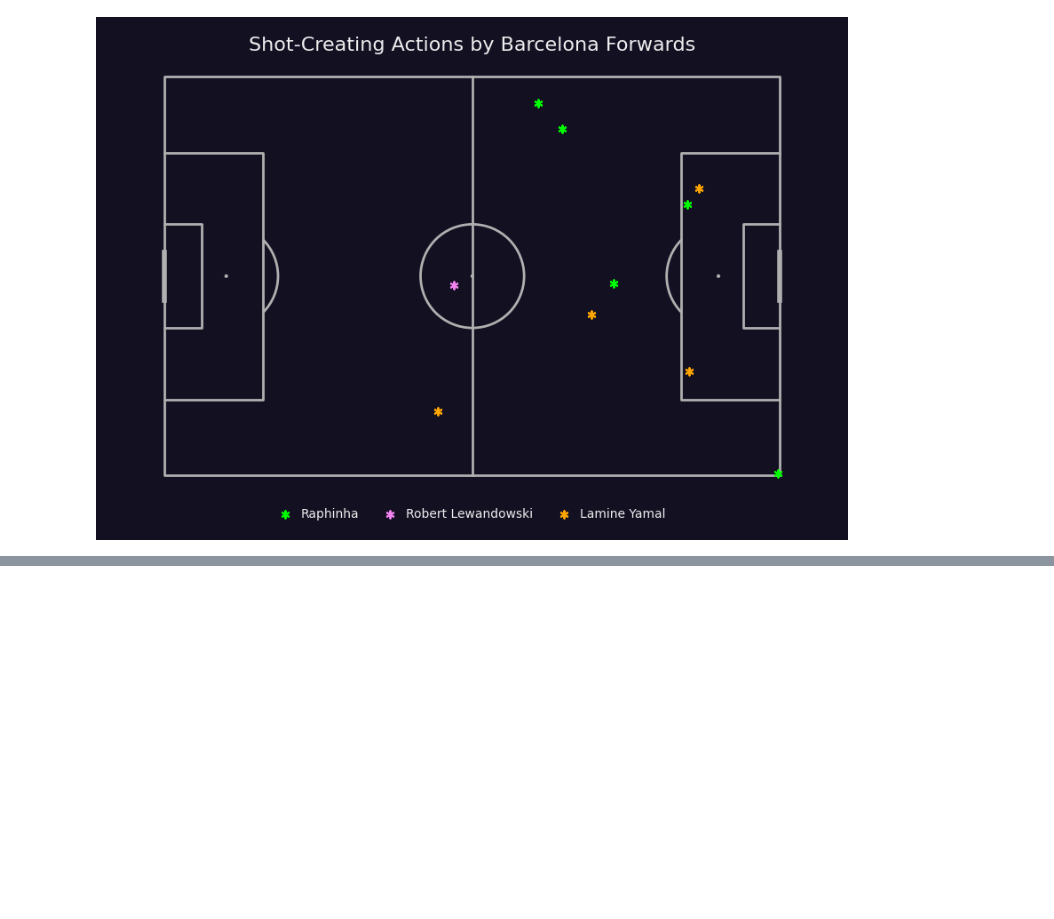
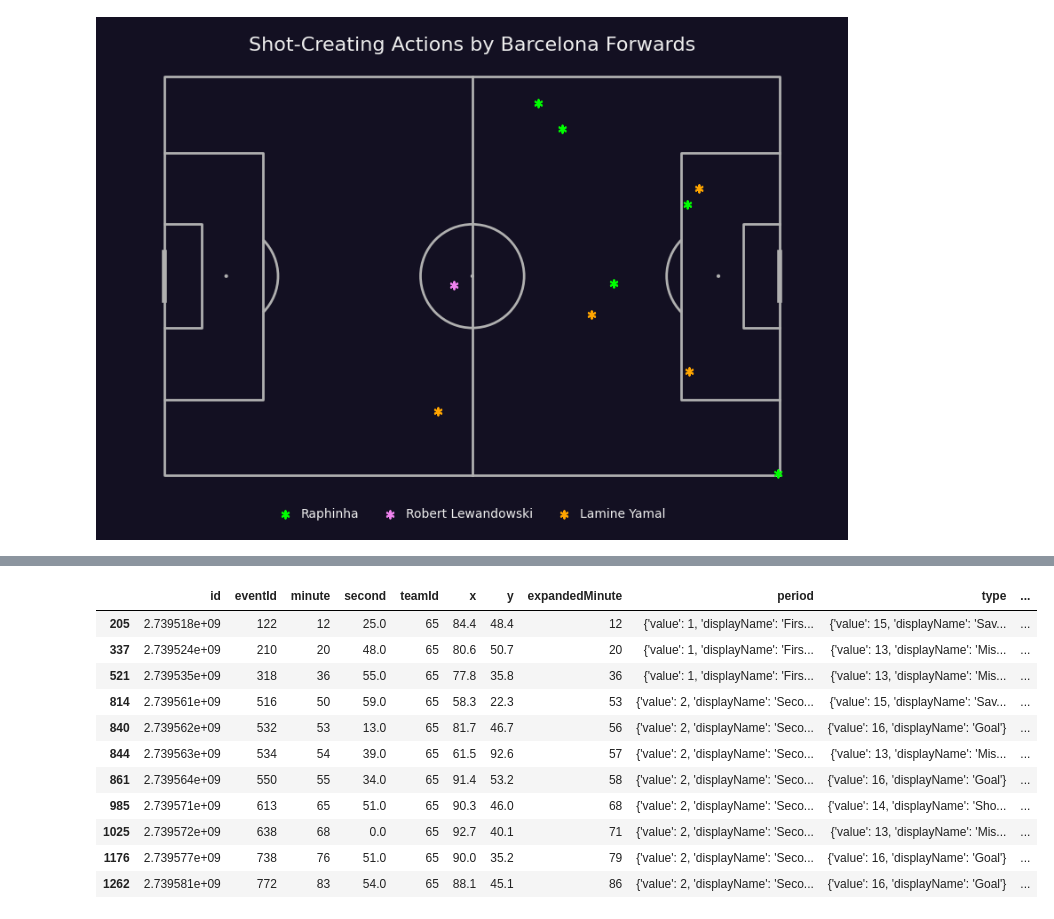
Before and after one commit to RidhoBeteer/barca-attacking-trio-vs-madrid, a Jupyter notebook: barca_fw_actions.ipynb, the cells around one changed output, grey strips where cells are left out. Drawn from its saved outputs; the diff is of its cells as text; code cells hidden in the pictures; blank space fills up the shorter version.

```diff
--- a/barca_fw_actions.ipynb
+++ b/barca_fw_actions.ipynb
@@ -237,0 +245,16 @@ plt.gca().invert_xaxis()
+# %%
+fw_shot
+# fw_shot.loc[:, ['player_name', 'x', 'y', 'endX', 'endY']]
+# %% [output]
+|  | id | eventId | minute | second | teamId | x | y | expandedMinute | period | type | ... |
+| 205 | 2.739518e+09 | 122 | 12 | 25.0 | 65 | 84.4 | 48.4 | 12 | {'value': 1, 'displayName': 'Firs... | {'value': 15, 'displayName': 'Sav... | ... |
+| 337 | 2.739524e+09 | 210 | 20 | 48.0 | 65 | 80.6 | 50.7 | 20 | {'value': 1, 'displayName': 'Firs... | {'value': 13, 'displayName': 'Mis... | ... |
+| 521 | 2.739535e+09 | 318 | 36 | 55.0 | 65 | 77.8 | 35.8 | 36 | {'value': 1, 'displayName': 'Firs... | {'value': 13, 'displayName': 'Mis... | ... |
+| 814 | 2.739561e+09 | 516 | 50 | 59.0 | 65 | 58.3 | 22.3 | 53 | {'value': 2, 'displayName': 'Seco... | {'value': 15, 'displayName': 'Sav... | ... |
+| 840 | 2.739562e+09 | 532 | 53 | 13.0 | 65 | 81.7 | 46.7 | 56 | {'value': 2, 'displayName': 'Seco... | {'value': 16, 'displayName': 'Goal'} | ... |
+| 844 | 2.739563e+09 | 534 | 54 | 39.0 | 65 | 61.5 | 92.6 | 57 | {'value': 2, 'displayName': 'Seco... | {'value': 13, 'displayName': 'Mis... | ... |
+| 861 | 2.739564e+09 | 550 | 55 | 34.0 | 65 | 91.4 | 53.2 | 58 | {'value': 2, 'displayName': 'Seco... | {'value': 16, 'displayName': 'Goal'} | ... |
+| 985 | 2.739571e+09 | 613 | 65 | 51.0 | 65 | 90.3 | 46.0 | 68 | {'value': 2, 'displayName': 'Seco... | {'value': 14, 'displayName': 'Sho... | ... |
+| 1025 | 2.739572e+09 | 638 | 68 | 0.0 | 65 | 92.7 | 40.1 | 71 | {'value': 2, 'displayName': 'Seco... | {'value': 13, 'displayName': 'Mis... | ... |
+| 1176 | 2.739577e+09 | 738 | 76 | 51.0 | 65 | 90.0 | 35.2 | 79 | {'value': 2, 'displayName': 'Seco... | {'value': 16, 'displayName': 'Goal'} | ... |
+| 1262 | 2.739581e+09 | 772 | 83 | 54.0 | 65 | 88.1 | 45.1 | 86 | {'value': 2, 'displayName': 'Seco... | {'value': 16, 'displayName': 'Goal'} | ... |
```
Also changed, not shown: parts of 2 cells of this notebook, 2 other files.
